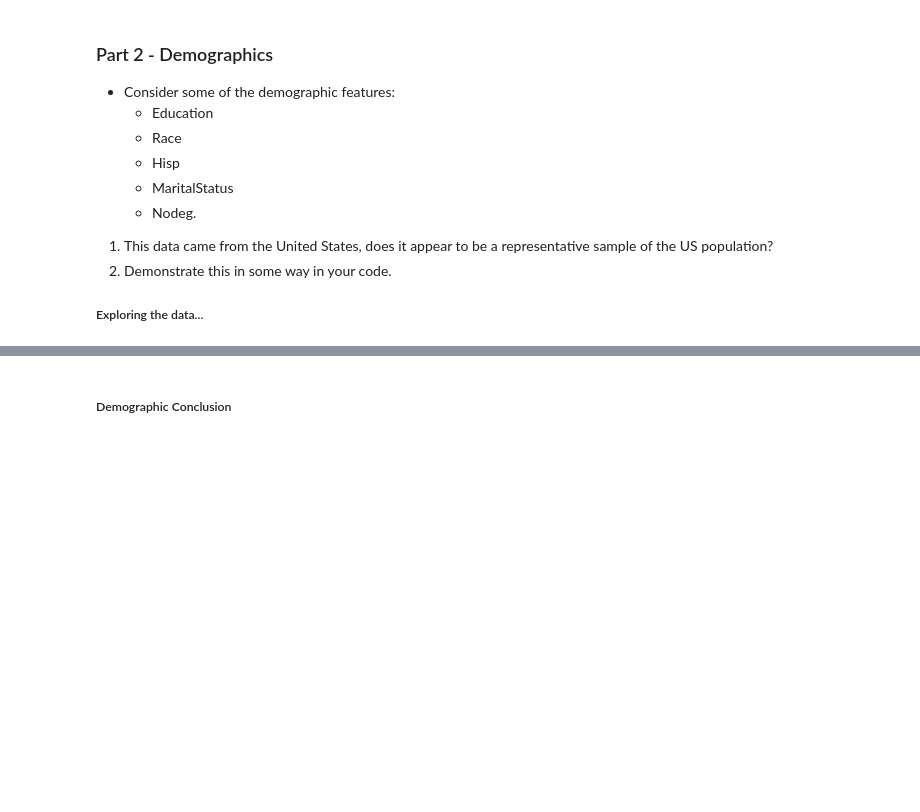
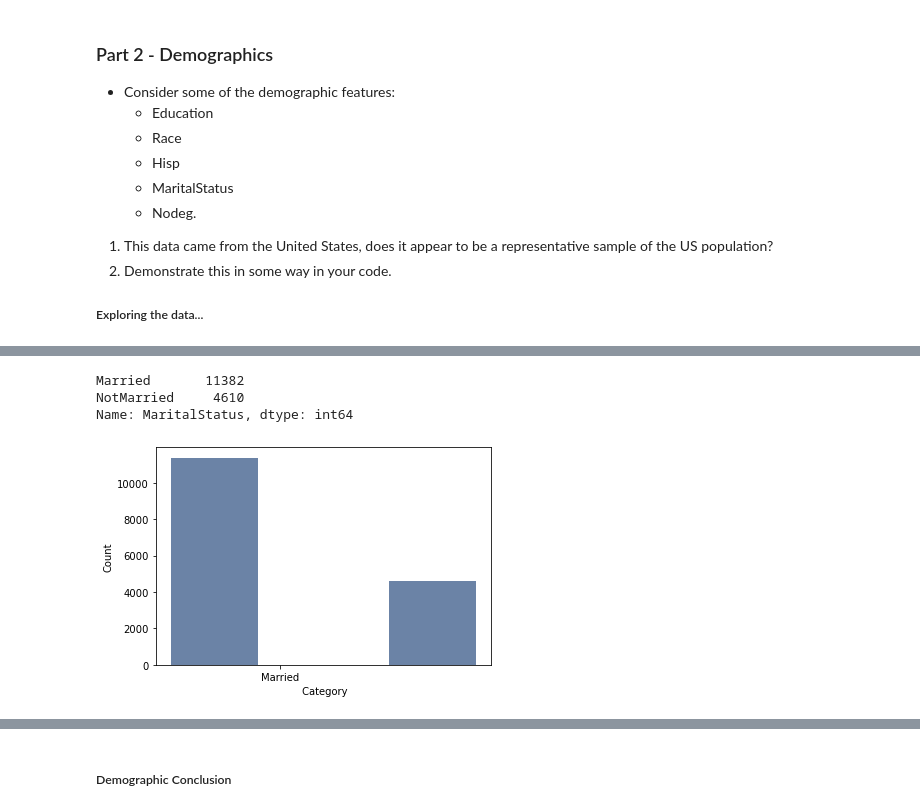
Before and after one commit to okohnkay/BSIP_Assignment_1_Students, a Jupyter notebook: stats_asn_1_stud_temp.ipynb, the cells around one changed output, grey strips where cells are left out. Saved outputs shown, nothing was run; the diff lists cells and outputs as text; code cells hidden in the pictures; blank space fills up the shorter version.

```diff
--- a/stats_asn_1_stud_temp.ipynb
+++ b/stats_asn_1_stud_temp.ipynb
@@ -169,0 +210,16 @@ BSIP_1['Hisp'].value_counts().sort_index()
+# %%
+#Based on the count from "Marital Status" data and US Census Bureau, the population as at Jan,2022 is 332,403,650.
+#sorted value for Marital Status show that less than 10% of the  current population was analysed.
+# Hence this is not a true repesentation of the population
+width=0.4
+ms_data= BSIP_1["MaritalStatus"]
+ms_hist=thinkstats2.Hist(BSIP_1['MaritalStatus'])
+thinkplot.Hist(ms_hist,align='left',width=width)
+thinkplot.Config(ylabel="Count", xlabel=" Category")
+
+BSIP_1['MaritalStatus'].value_counts().sort_index()
+# %% [output]
+Married       11382
+NotMarried     4610
+Name: MaritalStatus, dtype: int64
+[figure, added]
```
Also changed, not shown: parts of 12 cells of this notebook, 1 other file.
